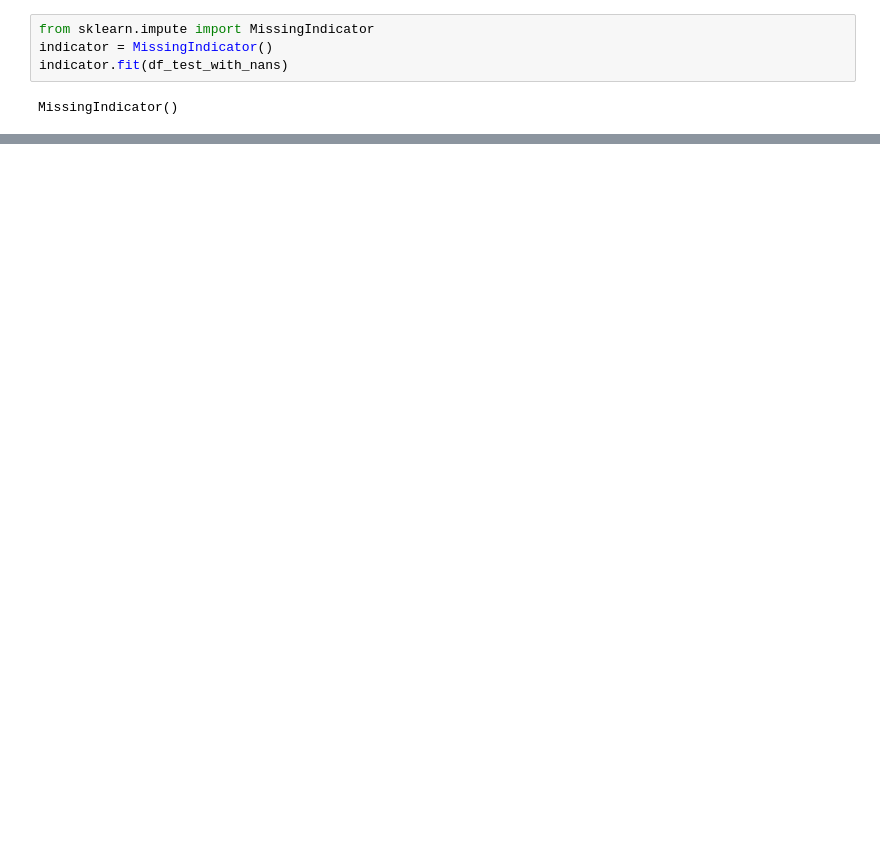
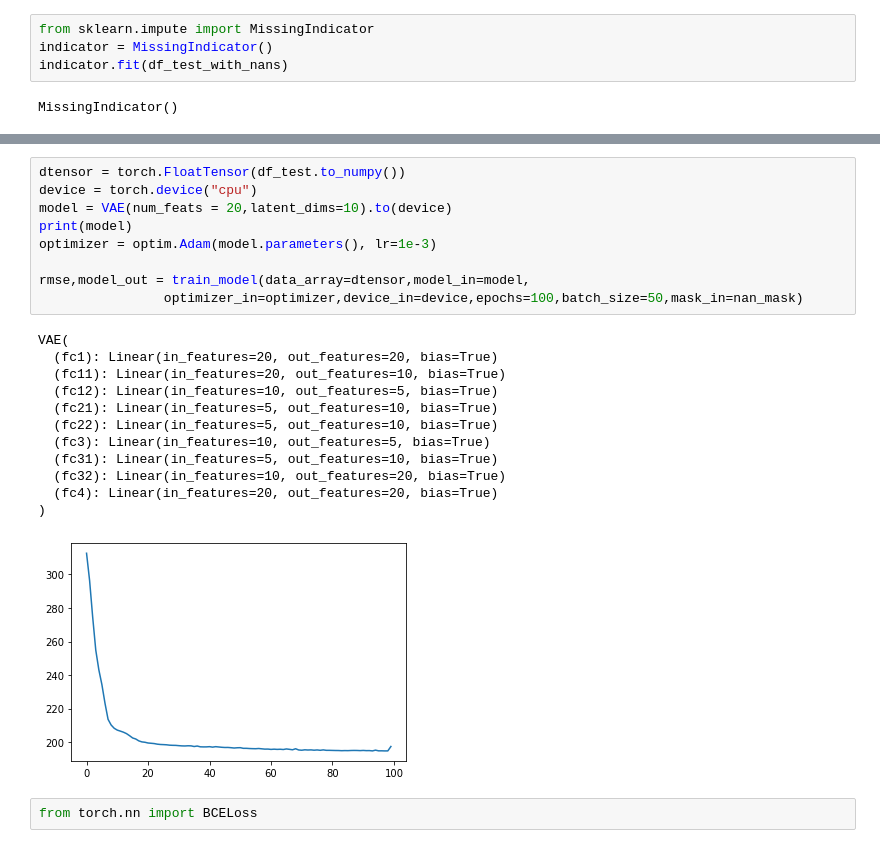
Before and after one commit to awright101/thesis_work_gaialens, a Jupyter notebook: Wine_Dataset_Work.ipynb, the cells around one changed output, grey strips where cells are left out. Cells and saved outputs as stored; diff of their text form; blank space fills up the shorter version.

```diff
--- a/Wine_Dataset_Work.ipynb
+++ b/Wine_Dataset_Work.ipynb
@@ -349,0 +269,24 @@ mean_absolute_error(scaler.inverse_transform(df_test.to_numpy()),scaler.inverse_
+# %%
+dtensor = torch.FloatTensor(df_test.to_numpy())
+device = torch.device("cpu")
+model = VAE(num_feats = 20,latent_dims=10).to(device)
+print(model)
+optimizer = optim.Adam(model.parameters(), lr=1e-3)
+
+rmse,model_out = train_model(data_array=dtensor,model_in=model,
+                optimizer_in=optimizer,device_in=device,epochs=100,batch_size=50,mask_in=nan_mask)
+# %% [output]
+VAE(
+  (fc1): Linear(in_features=20, out_features=20, bias=True)
+  (fc11): Linear(in_features=20, out_features=10, bias=True)
+  (fc12): Linear(in_features=10, out_features=5, bias=True)
+  (fc21): Linear(in_features=5, out_features=10, bias=True)
+  (fc22): Linear(in_features=5, out_features=10, bias=True)
+  (fc3): Linear(in_features=10, out_features=5, bias=True)
+  (fc31): Linear(in_features=5, out_features=10, bias=True)
+  (fc32): Linear(in_features=10, out_features=20, bias=True)
+  (fc4): Linear(in_features=20, out_features=20, bias=True)
+)
+[figure, added]
+# %%
+from torch.nn import BCELoss
```
Also changed, not shown: parts of 43 cells of this notebook, 2 other files.
